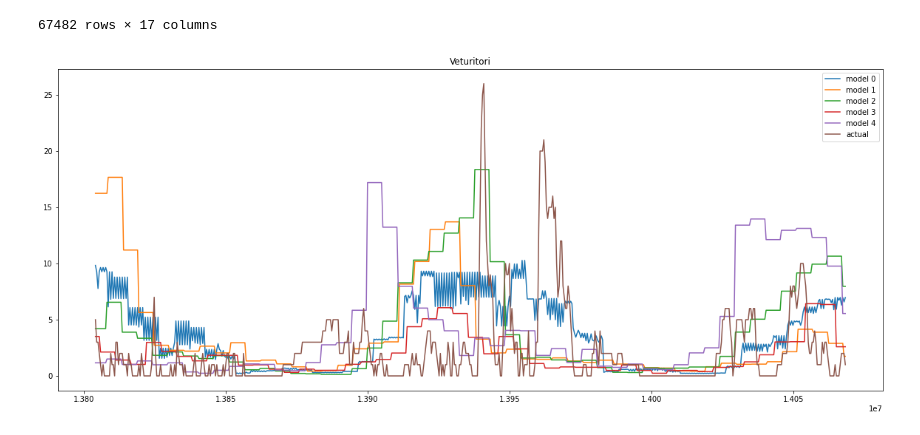
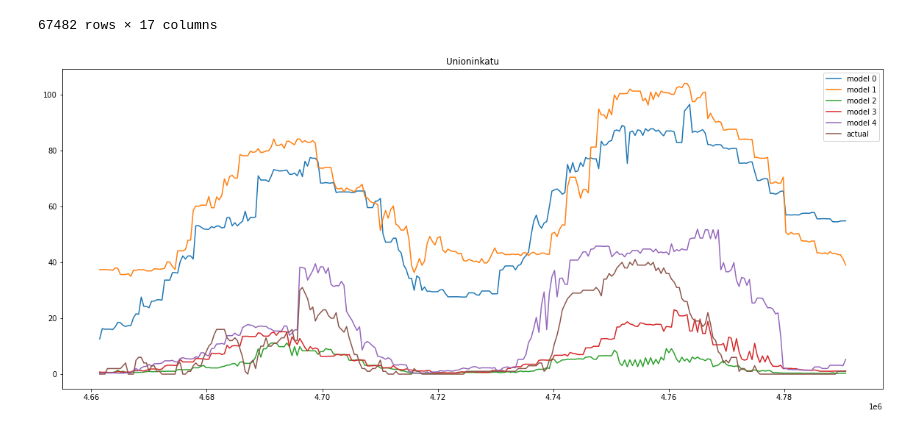
Before and after one commit to VirtualAkseli/NoMES, a Jupyter notebook: NoMAS_EDA.ipynb, the cells around one changed output. Saved outputs shown, nothing was run; the diff lists cells and outputs as text; code cells hidden in the pictures.

Commit message:
Saved model to pickle

```diff
--- a/NoMAS_EDA.ipynb
+++ b/NoMAS_EDA.ipynb
@@ -21,6 +21,9 @@ Name: time, Length: 30371553, dtype: object
 # %%
 changes = changes[(changes['month'] >= 4)  & (changes['yhour'] <= 3170)]
 weather = pd.read_csv("./weather2020.csv", parse_dates= {"time" : ["Vuosi","Kk","Pv", "Klo"]})
-weather
+for col in weather.columns:
+    weather[col] = weather[col].interpolate()
+
+
 #weather['datetime'] = weather[['Vuosi', 'Kk', 'Pv', 'Klo']].apply(pd.to_datetime, format='%Y-%m-%d %HH:%MM')
 # %% [output]
@@ -65,7 +56,7 @@ Name: time, Length: 12097, dtype: datetime64[ns]
 Name: time, Length: 14649890, dtype: datetime64[ns]
 KeyError: 'clocktime'
 # %%
-changes = pd.merge(changes, weather, how='outer', on='time')
+changes = pd.merge(changes, weather, how='inner', on='time')
 # %%
 print(changes)
 # check for missing values (month, days per month)
@@ -322,15 +311,16 @@ import sklearn
 from sklearn.ensemble import HistGradientBoostingRegressor
 from sklearn.model_selection import cross_validate, TimeSeriesSplit, cross_val_score
 
-changes['hour'] = changes['time'].dt.strftime('%H')
+changes = stations[11]
 changes = changes.assign(wday=changes['yday'] % 7 + 1)
-X = changes[["wday", "hour", "day", "month", "Ilman lämpötila (degC)", "Sateen intensiteetti (mm/h)", "Tuulen nopeus (m/s)"]]
+print(changes)
+X = changes.drop(["bikesAvailable", "Aikavyöhyke", "spacesAvailable", "state", "time", "minute", "allowDropoff", "state", "isFloatingBike", "realTimeData"], axis=1)
 y = changes["bikesAvailable"]
 
 # print(len(X), len(y))
 
 # test_size requires scikit-learn>=0.24.0
-tscv = TimeSeriesSplit(n_splits = 5, gap=576, test_size=2880, max_train_size=10000)
+tscv = TimeSeriesSplit(n_splits = 5, gap=288, test_size=288, max_train_size=10000)
 # print(tscv)
 
 
@@ -357,7 +347,7 @@ for train_index, test_index in tscv.split(X):
 
     predictions.append(predicted)
 
-model = HistGradientBoostingRegressor(loss='poisson')
+#model = HistGradientBoostingRegressor(loss='poisson')
 scores = cross_val_score(model, X, y, cv=tscv)
 print(scores)
 predictions_indexed = [pd.Series(prediction, index = y_test.index) for prediction in predictions]
@@ -407,15 +408,15 @@ Root Mean Squared Error: 5.321 +/- 0.442
 # %%
 # plot predictions
 import matplotlib.pyplot as plt
 
 plt.rcParams["figure.figsize"] = (20,8)
 
 for i, prediction in enumerate(predictions_indexed):
-    plt.plot(prediction.iloc[1000:1588], label=f"model {i}")
+    plt.plot(prediction, label=f"model {i}")
 
-plt.plot(y_test[1000:1588], label="actual")
+plt.plot(y_test, label="actual")
 plt.legend()
-plt.title(names_ids[station_i])
+plt.title(names_ids[11])
 plt.show()
 # %% [output]
-[figure, old version]
+[figure, new version]
```
Also changed, not shown: parts of 9 cells of this notebook, 1 other file.
